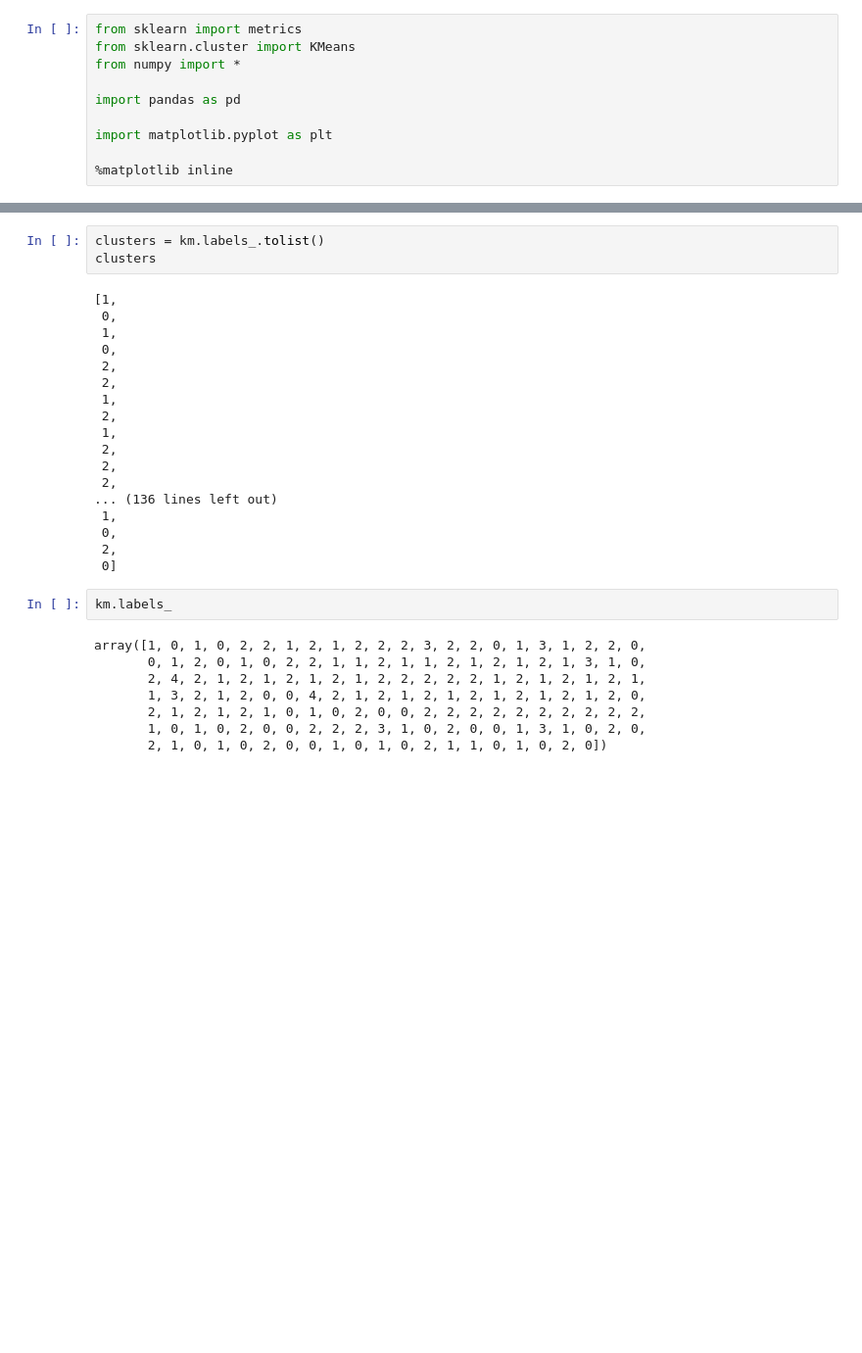
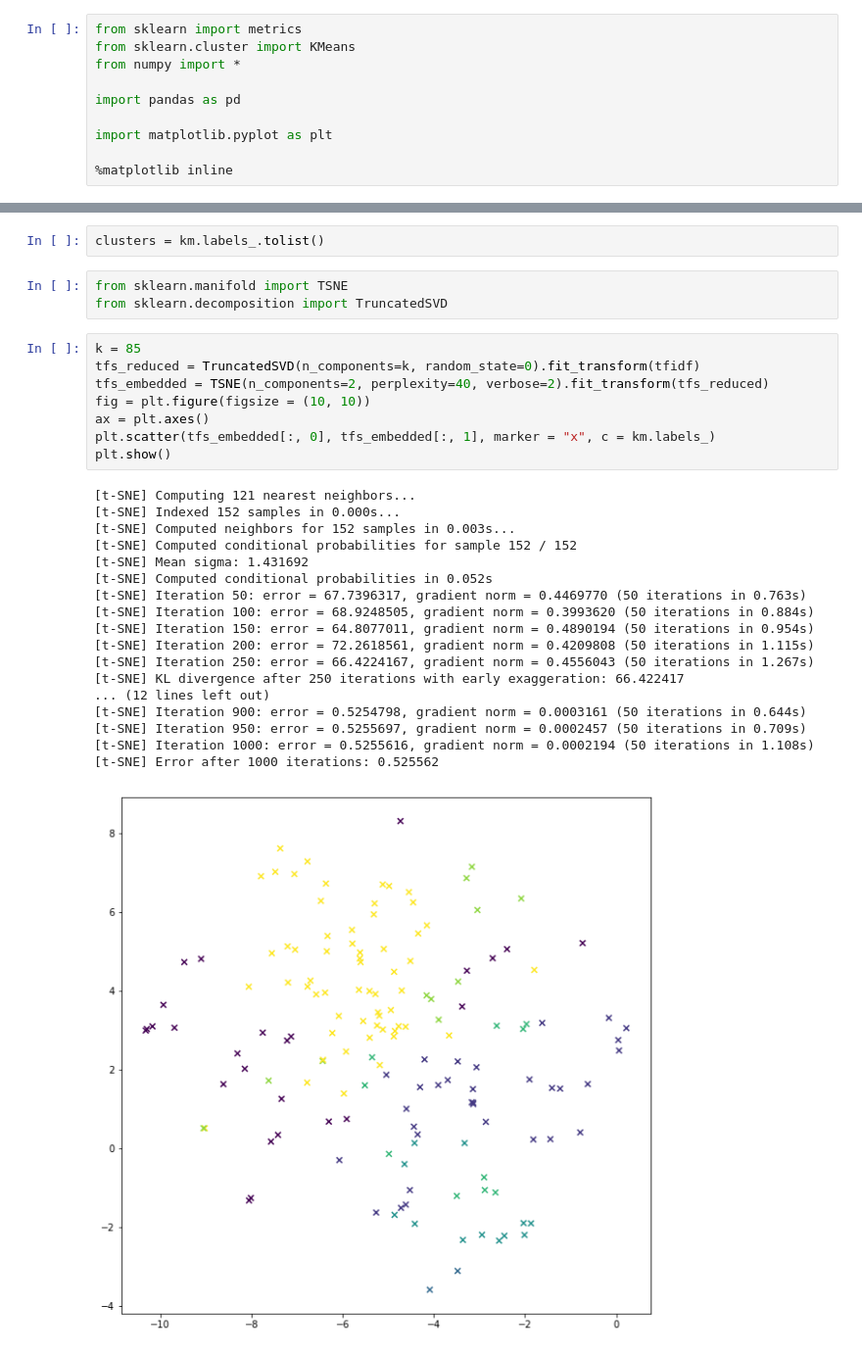
Before and after one commit to gabrielfleal/padroesAgrupamento, a Jupyter notebook: TFIDFturma.ipynb, the cells around one changed output, grey strips where cells are left out. Shown at 98% size. Saved outputs shown, nothing was run; the diff lists cells and outputs as text; blank space fills up the shorter version.

Commit message:
K-means pronto

```diff
--- a/TFIDFturma.ipynb
+++ b/TFIDFturma.ipynb
@@ -305,31 +305,32 @@ plt.scatter(centers[:, 0], centers[:, 1], c='black', s=200, alpha=0.5);
 # %%
 clusters = km.labels_.tolist()
-clusters
-# %% [output]
-[1,
- 0,
- 1,
- 0,
- 2,
- 2,
- 1,
- 2,
- 1,
- 2,
- 2,
- 2,
-... (136 lines left out)
- 1,
- 0,
- 2,
- 0]
-# %%
-km.labels_
-# %% [output]
-array([1, 0, 1, 0, 2, 2, 1, 2, 1, 2, 2, 2, 3, 2, 2, 0, 1, 3, 1, 2, 2, 0,
-       0, 1, 2, 0, 1, 0, 2, 2, 1, 1, 2, 1, 1, 2, 1, 2, 1, 2, 1, 3, 1, 0,
-       2, 4, 2, 1, 2, 1, 2, 1, 2, 1, 2, 2, 2, 2, 2, 1, 2, 1, 2, 1, 2, 1,
-       1, 3, 2, 1, 2, 0, 0, 4, 2, 1, 2, 1, 2, 1, 2, 1, 2, 1, 2, 1, 2, 0,
-       2, 1, 2, 1, 2, 1, 0, 1, 0, 2, 0, 0, 2, 2, 2, 2, 2, 2, 2, 2, 2, 2,
-       1, 0, 1, 0, 2, 0, 0, 2, 2, 2, 3, 1, 0, 2, 0, 0, 1, 3, 1, 0, 2, 0,
-       2, 1, 0, 1, 0, 2, 0, 0, 1, 0, 1, 0, 2, 1, 1, 0, 1, 0, 2, 0])
+# %%
+from sklearn.manifold import TSNE
+from sklearn.decomposition import TruncatedSVD
+# %%
+k = 85
+tfs_reduced = TruncatedSVD(n_components=k, random_state=0).fit_transform(tfidf)
+tfs_embedded = TSNE(n_components=2, perplexity=40, verbose=2).fit_transform(tfs_reduced)
+fig = plt.figure(figsize = (10, 10))
+ax = plt.axes()
+plt.scatter(tfs_embedded[:, 0], tfs_embedded[:, 1], marker = "x", c = km.labels_)
+plt.show()
+# %% [output]
+[t-SNE] Computing 121 nearest neighbors...
+[t-SNE] Indexed 152 samples in 0.000s...
+[t-SNE] Computed neighbors for 152 samples in 0.003s...
+[t-SNE] Computed conditional probabilities for sample 152 / 152
+[t-SNE] Mean sigma: 1.431692
+[t-SNE] Computed conditional probabilities in 0.052s
+[t-SNE] Iteration 50: error = 67.7396317, gradient norm = 0.4469770 (50 iterations in 0.763s)
+[t-SNE] Iteration 100: error = 68.9248505, gradient norm = 0.3993620 (50 iterations in 0.884s)
+[t-SNE] Iteration 150: error = 64.8077011, gradient norm = 0.4890194 (50 iterations in 0.954s)
+[t-SNE] Iteration 200: error = 72.2618561, gradient norm = 0.4209808 (50 iterations in 1.115s)
+[t-SNE] Iteration 250: error = 66.4224167, gradient norm = 0.4556043 (50 iterations in 1.267s)
+[t-SNE] KL divergence after 250 iterations with early exaggeration: 66.422417
+... (12 lines left out)
+[t-SNE] Iteration 900: error = 0.5254798, gradient norm = 0.0003161 (50 iterations in 0.644s)
+[t-SNE] Iteration 950: error = 0.5255697, gradient norm = 0.0002457 (50 iterations in 0.709s)
+[t-SNE] Iteration 1000: error = 0.5255616, gradient norm = 0.0002194 (50 iterations in 1.108s)
+[t-SNE] Error after 1000 iterations: 0.525562
+[figure, added]
```
Also changed, not shown: parts of 5 cells of this notebook.
